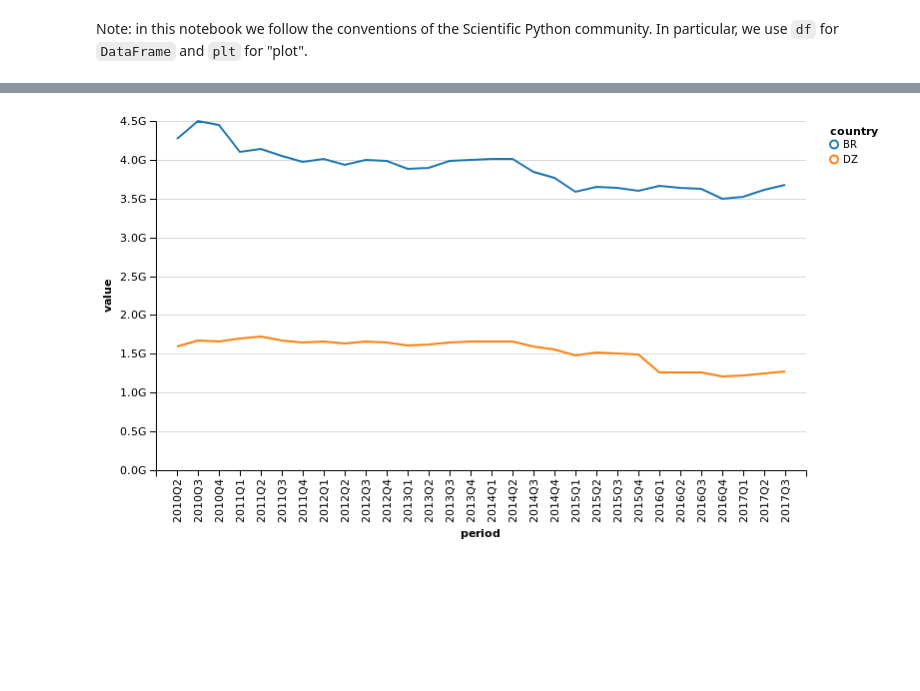
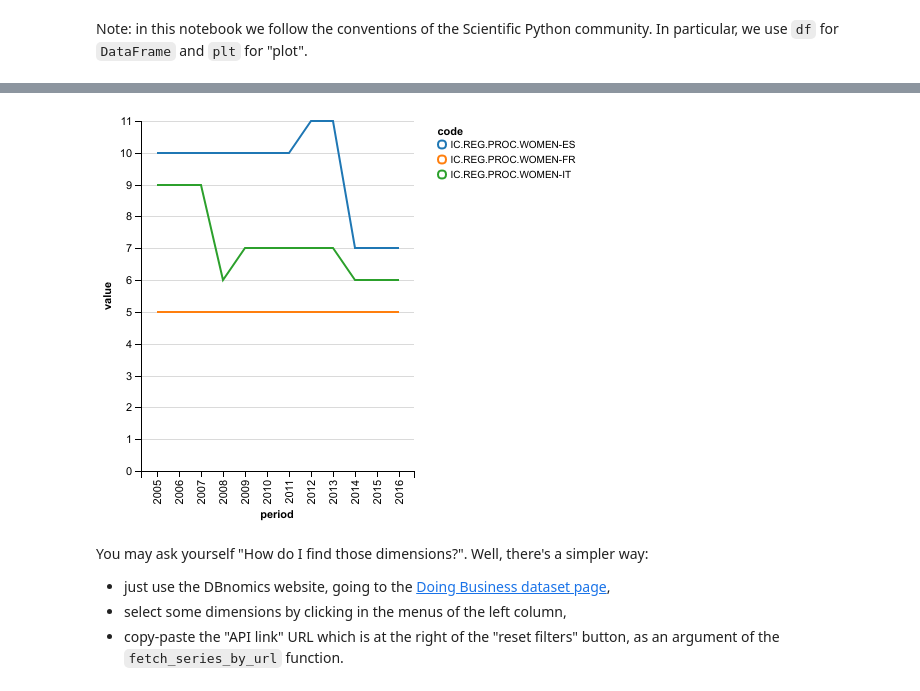
Before and after one commit to ceschi/dbnomics-python-client, a Jupyter notebook: index.ipynb, the cells around one changed output, grey strips where cells are left out. Drawn from its saved outputs; the diff is of its cells as text; code cells hidden in the pictures; blank space fills up the shorter version.

Commit message:
Refactor: use new function names, use Vega in notebook

```diff
--- a/index.ipynb
+++ b/index.ipynb
@@ -12,0 +37,5 @@ Note: in this notebook we follow the conventions of the Scientific Python commun
+# %%
+def prepare_dataframe(df):
+    clean_df = df.query("value != 'NA'").query("value != 'None'")
+    clean_df.value = pd.to_numeric(clean_df.value)
+    return clean_df
@@ -131,0 +93,10 @@ df2=clean_df[clean_df['period'] > '2010Q1']
+# %%
+df3 = fetch_series_by_dimensions(
+    provider_code="world-bank",
+    dataset_code="DB",
+    dimensions={
+        "country": ["FR", "IT", "ES"],
+        "indicator": ["IC.REG.PROC.WOMEN"],
+    },
+)
+df3
@@ -132,9 +121,15 @@ df2=clean_df[clean_df['period'] > '2010Q1']
 # %%
-alt.Chart(df2).mark_line().encode(
+chart = alt.Chart(prepare_dataframe(df3)).mark_line().encode(
     x='period',
     y='value',
-    color='country'
+    color='code',
 )
+chart
 # %% [output]
 [interactive output not drawn]
-[figure, old version]
+[figure, new version]
+# %% [markdown]
+You may ask yourself "How do I find those dimensions?". Well, there's a simpler way:
+- just use the DBnomics website, going to the [Doing Business dataset page](https://next.nomics.world/world-bank/DB),
+- select some dimensions by clicking in the menus of the left column,
+- copy-paste the "API link" URL which is at the right of the "reset filters" button, as an argument of the `fetch_series_by_url` function.
```
Also changed, not shown: parts of 30 cells of this notebook, 6 other files.
